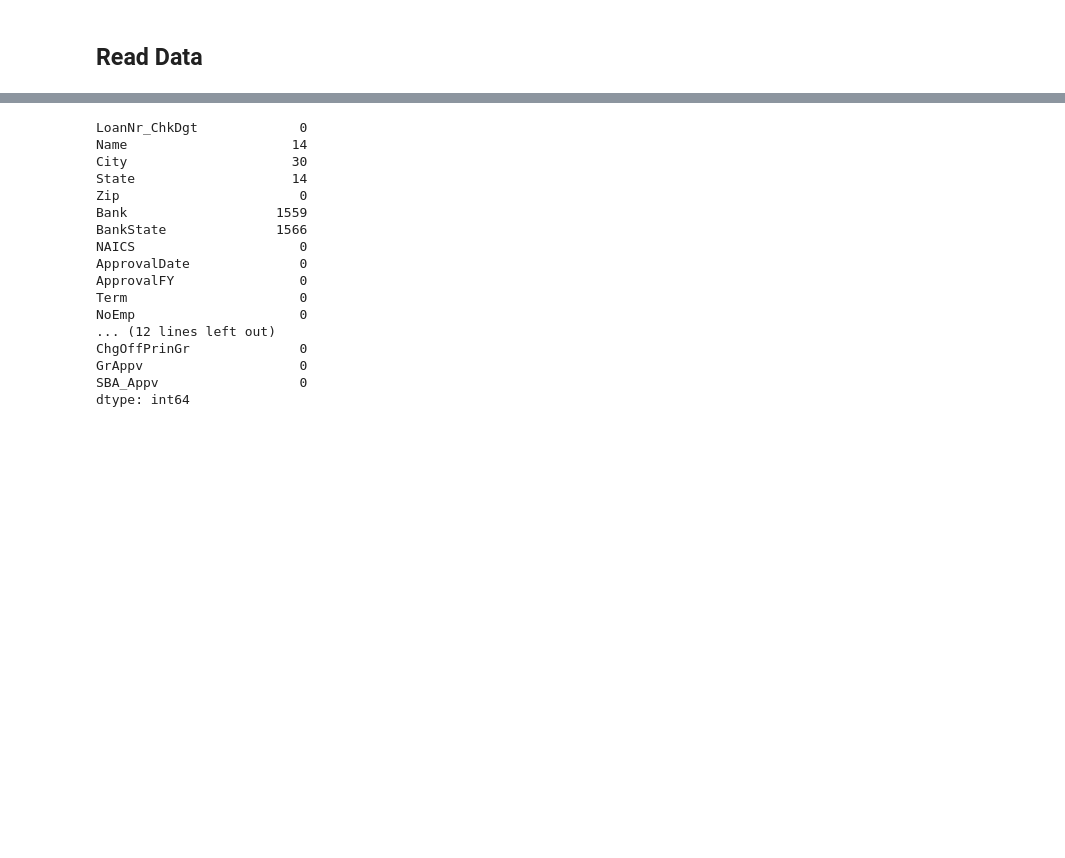
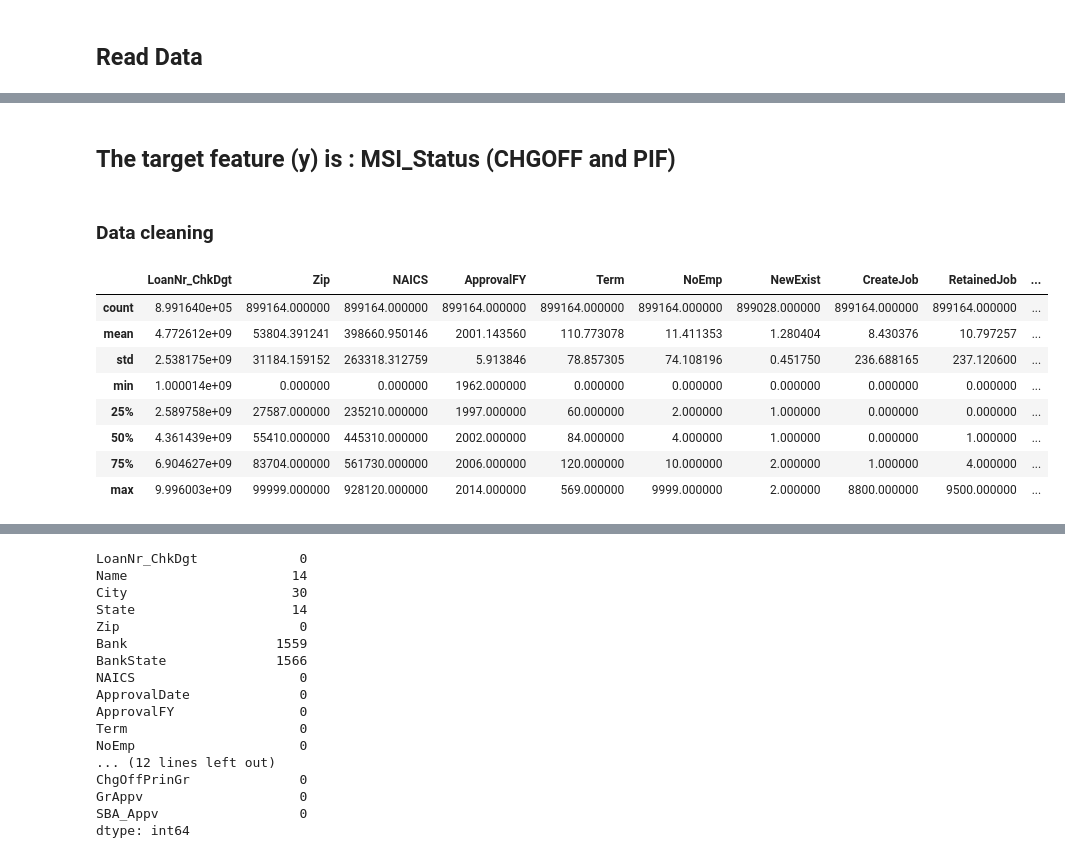
Before and after one commit to emaddar/SBA, a Jupyter notebook: Emad/analysis.ipynb, the cells around one changed output, grey strips where cells are left out. Drawn from its saved outputs; the diff is of its cells as text; code cells hidden in the pictures; blank space fills up the shorter version.

```diff
--- a/Emad/analysis.ipynb
+++ b/Emad/analysis.ipynb
@@ -29,3 +37,19 @@ Report report.html was generated! NOTEBOOK/COLAB USERS: the web browser MAY not
+# %% [markdown]
+##  The target feature (y) is : MSI_Status (CHGOFF and PIF)
+# %% [markdown]
+### Data cleaning
+# %%
+df.describe()
+# %% [output]
+|  | LoanNr_ChkDgt | Zip | NAICS | ApprovalFY | Term | NoEmp | NewExist | CreateJob | RetainedJob | ... |
+| count | 8.991640e+05 | 899164.000000 | 899164.000000 | 899164.000000 | 899164.000000 | 899164.000000 | 899028.000000 | 899164.000000 | 899164.000000 | ... |
+| mean | 4.772612e+09 | 53804.391241 | 398660.950146 | 2001.143560 | 110.773078 | 11.411353 | 1.280404 | 8.430376 | 10.797257 | ... |
+| std | 2.538175e+09 | 31184.159152 | 263318.312759 | 5.913846 | 78.857305 | 74.108196 | 0.451750 | 236.688165 | 237.120600 | ... |
+| min | 1.000014e+09 | 0.000000 | 0.000000 | 1962.000000 | 0.000000 | 0.000000 | 0.000000 | 0.000000 | 0.000000 | ... |
+| 25% | 2.589758e+09 | 27587.000000 | 235210.000000 | 1997.000000 | 60.000000 | 2.000000 | 1.000000 | 0.000000 | 0.000000 | ... |
+| 50% | 4.361439e+09 | 55410.000000 | 445310.000000 | 2002.000000 | 84.000000 | 4.000000 | 1.000000 | 0.000000 | 1.000000 | ... |
+| 75% | 6.904627e+09 | 83704.000000 | 561730.000000 | 2006.000000 | 120.000000 | 10.000000 | 2.000000 | 1.000000 | 4.000000 | ... |
+| max | 9.996003e+09 | 99999.000000 | 928120.000000 | 2014.000000 | 569.000000 | 9999.000000 | 2.000000 | 8800.000000 | 9500.000000 | ... |
 # %%
 msno.matrix(df);
 # %% [output]
```
Also changed, not shown: parts of 26 cells of this notebook.
